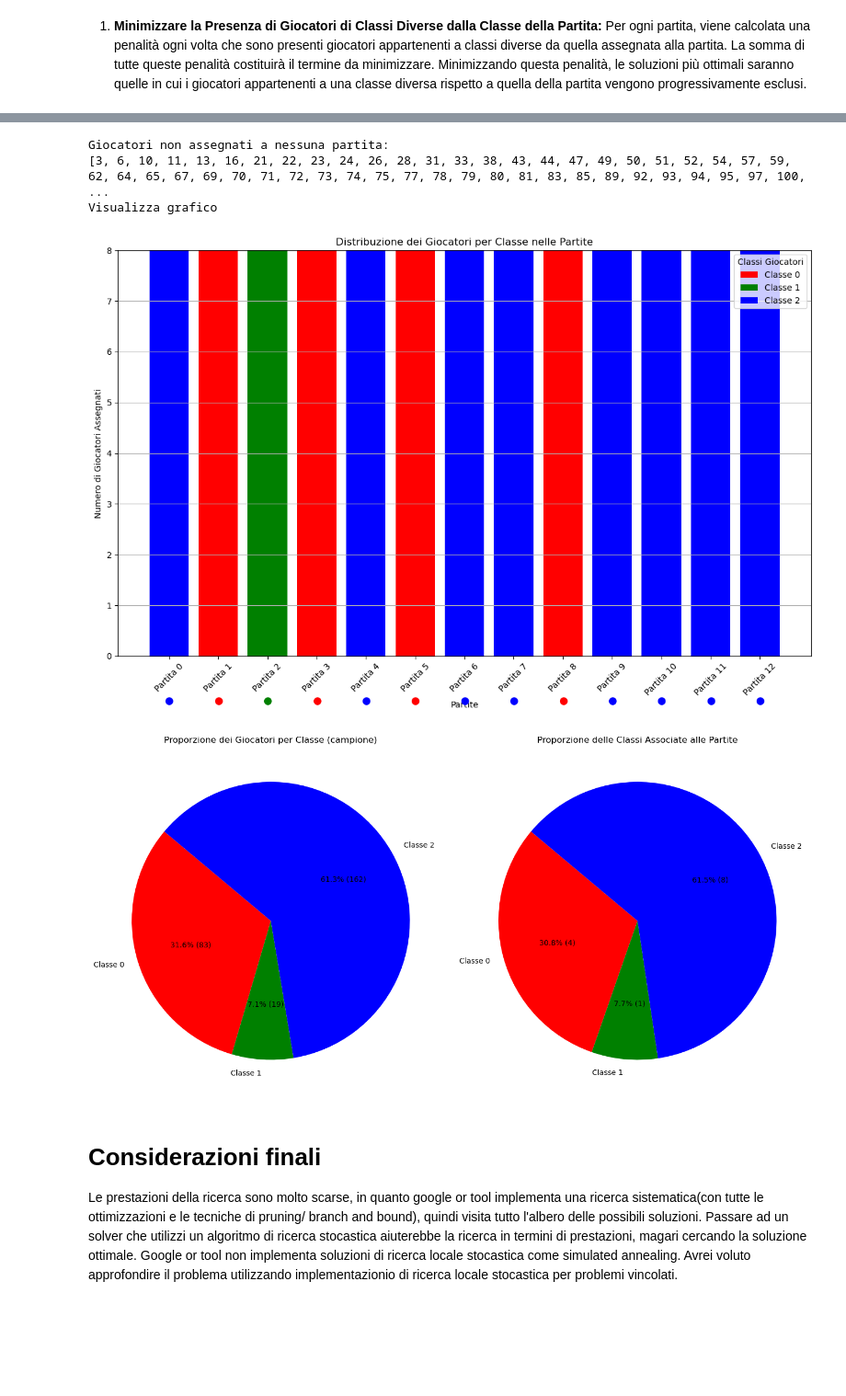
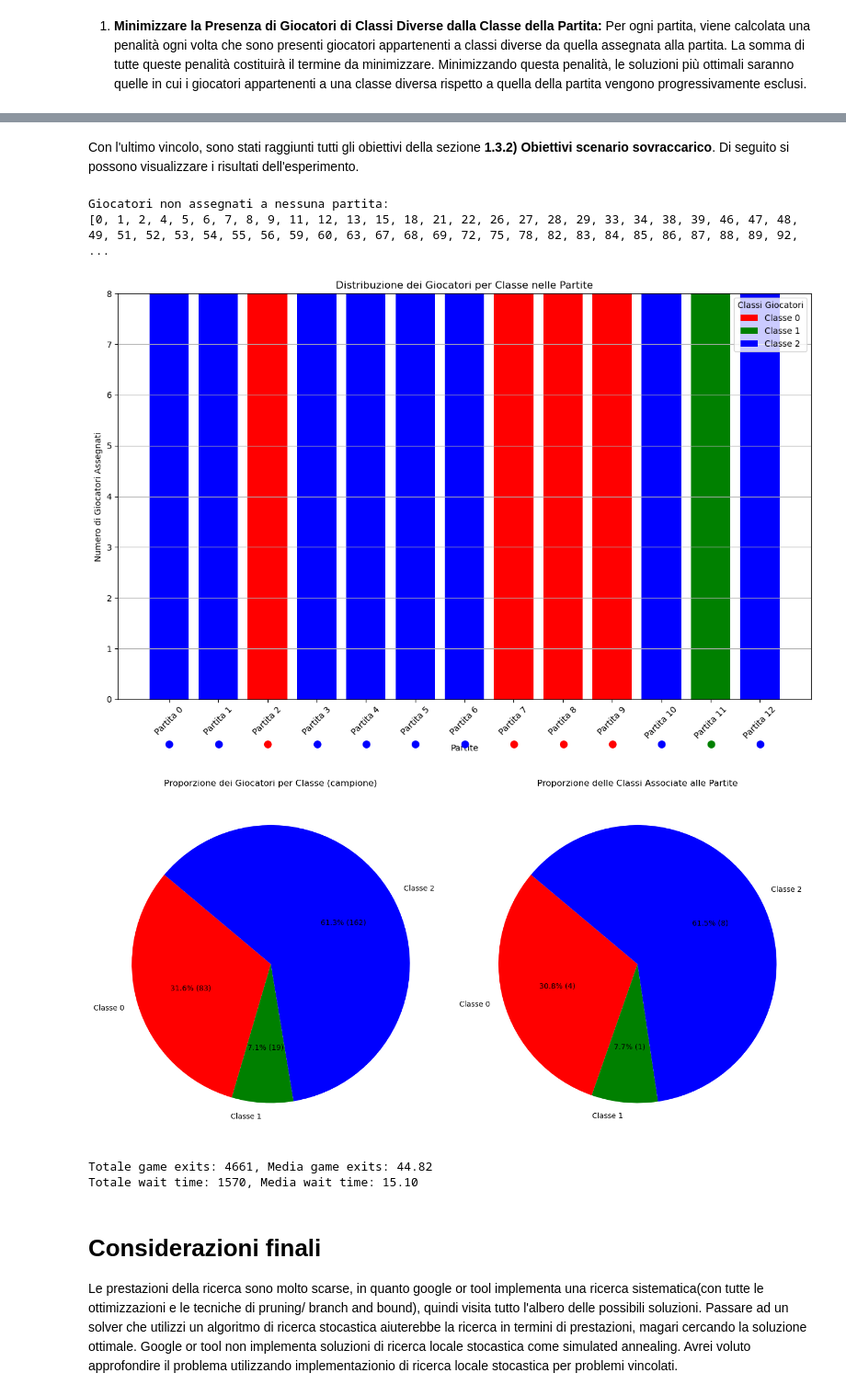
Before and after one commit to RayCatcherS/KnowledgeEngineeringProject, a Jupyter notebook: NotebookSource.ipynb, the cells around one changed output, grey strips where cells are left out. Shown: that part at 92% size. Cells and saved outputs as stored; diff of their text form; code cells hidden in the pictures; blank space fills up the shorter version.

Commit message:
implementation and documentation
- dropout rate penalty
- queue time penalty

```diff
--- a/NotebookSource.ipynb
+++ b/NotebookSource.ipynb
@@ -1175,0 +1241,20 @@ Minimizzare nei giocatori assegnati ad una partita, i giocatori con un alto tass
+# %%
+# Costanti info wait_time giocatori
+playerWaitTimeConsts = []  # ogni posizione indica il tempo di attesa del giocatore i-esimo
+for p in range(AVAILABLE_PLAYERS):
+    player_wait_time = generatedDf.iloc[p]['wait_time']
+    playerWaitTimeConsts.append(int(player_wait_time))  # Assicurati che il valore sia intero
+
+# Variabili ausiliarie per il calcolo del tempo di attesa totale per ciascuna partita
+wait_time_total_per_match_var = [
+    model.NewIntVar(0, sum(playerWaitTimeConsts), f'wait_time_total_match_{m}')
+    for m in range(AVAILABLE_MATCHES_INSTANTIABLE)
+]
+
+# Collegare le variabili wait_time alle partite in base ai giocatori assegnati
+for m in range(AVAILABLE_MATCHES_INSTANTIABLE):
+    model.Add(
+        wait_time_total_per_match_var[m] == sum(
+            playerWaitTimeConsts[p] * playersVars[p][m] for p in range(AVAILABLE_PLAYERS)
+        )
+    )
@@ -1190,6 +1314,8 @@ solver = cp_model.CpSolver()
 solver.parameters.max_time_in_seconds = 120.0  # limite di tempo di 120 secondi
 # risolvere il problema senza callback
 status = solver.Solve(model)
+# %% [markdown]
+Con l'ultimo vincolo, sono stati raggiunti tutti gli obiettivi della sezione **1.3.2) Obiettivi scenario sovraccarico**. Di seguito si possono visualizzare i risultati dell'esperimento.
 # %%
 # Output della soluzione finale
 if status == cp_model.OPTIMAL or status == cp_model.FEASIBLE:
@@ -1210,21 +1336,36 @@ if status == cp_model.OPTIMAL or status == cp_model.FEASIBLE:
         else:
             match_classes.append(-1)  # Classe non assegnata
 
+    # Calcolo delle statistiche di "game_exits" e "wait_time" per ogni partita
+    game_exits_total_per_match = [0] * AVAILABLE_MATCHES_INSTANTIABLE
+    game_exits_avg_per_match = [0] * AVAILABLE_MATCHES_INSTANTIABLE
+    wait_time_total_per_match = [0] * AVAILABLE_MATCHES_INSTANTIABLE
+    wait_time_avg_per_match = [0] * AVAILABLE_MATCHES_INSTANTIABLE
+    players_in_match_details = [[] for _ in range(AVAILABLE_MATCHES_INSTANTIABLE)]
+
     for p in range(AVAILABLE_PLAYERS):
         assigned = False
         for m in range(AVAILABLE_MATCHES_INSTANTIABLE):
             if solver.Value(playersVars[p][m]) == 1:
                 assigned_players.append(p)
                 assigned = True
+                game_exits_total_per_match[m] += playerGameExitsConsts[p]
+                wait_time_total_per_match[m] += playerWaitTimeConsts[p]
+                players_in_match_details[m].append((p, playerGameExitsConsts[p], playerWaitTimeConsts[p]))
                 break
         if not assigned:
             unassigned_players.append(p)
+
+    for m in range(AVAILABLE_MATCHES_INSTANTIABLE):
+        num_players = sum(players_per_class_per_match[m])
+        if num_players > 0:
+            game_exits_avg_per_match[m] = game_exits_total_per_match[m] / num_players
+            wait_time_avg_per_match[m] = wait_time_total_per_match[m] / num_players
 
     print(f'Giocatori non assegnati a nessuna partita:')
     print(unassigned_players)
 
     # Visualizzazione grafica dei giocatori assegnati e non assegnati con barre impilate per classi
-    print('Visualizza grafico')
     fig, ax = plt.subplots(figsize=(12, 8))
     labels = [f'Partita {m}' for m in range(AVAILABLE_MATCHES_INSTANTIABLE)]
     x = np.arange(len(labels))
@@ -1260,39 +1401,56 @@ if status == cp_model.OPTIMAL or status == cp_model.FEASIBLE:
 
     plt.tight_layout()
     plt.show()
 
     # Visualizzazione delle proporzioni delle classi con grafici a torta (campione e partite)
     fig, axs = plt.subplots(1, 2, figsize=(14, 7))
 
     # Grafico a torta per la proporzione dei giocatori nel campione
     class_counts = [dfSampleOfPlayers[dfSampleOfPlayers['cluster_label'] == c].shape[0] for c in range(PLAYERS_CLASS_COUNT)]
     labels = [f'Classe {c}' for c in range(PLAYERS_CLASS_COUNT)]
     axs[0].pie(class_counts, labels=labels, colors=class_colors, autopct=lambda p: f'{p:.1f}% ({int(p * sum(class_counts) / 100)})', startangle=140)
     axs[0].set_title('Proporzione dei Giocatori per Classe (campione)')
 
     # Grafico a torta per la proporzione delle classi associate alle partite
     match_class_counts = [match_classes.count(c) for c in range(PLAYERS_CLASS_COUNT)]
     if sum(match_class_counts) > 0:  # Solo se ci sono partite assegnate a una classe
         axs[1].pie(match_class_counts, labels=labels, colors=class_colors, autopct=lambda p: f'{p:.1f}% ({int(p * sum(match_class_counts) / 100)})', startangle=140)
         axs[1].set_title('Proporzione delle Classi Associate alle Partite')
     else:
         axs[1].text(0.5, 0.5, 'Nessuna classe assegnata alle partite', ha='center', va='center')
         axs[1].set_title('Proporzione delle Classi Associate alle Partite')
 
     plt.tight_layout()
     plt.show()
 
-    #print('DEBUG - Soluzione trovata:')
+    total_game_exits = sum(game_exits_total_per_match)
+    avg_game_exits = total_game_exits / len(assigned_players) if len(assigned_players) > 0 else 0
+    total_wait_time = sum(wait_time_total_per_match)
+    avg_wait_time = total_wait_time / len(assigned_players) if len(assigned_players) > 0 else 0
+
+    #print(f'Soluzione trovata:')
+    print(f'Totale game exits: {total_game_exits}, Media game exits: {avg_game_exits:.2f}')
+    print(f'Totale wait time: {total_wait_time}, Media wait time: {avg_wait_time:.2f}')
+
+    # DEBUG player assegnati
     #for m in range(AVAILABLE_MATCHES_INSTANTIABLE):
-        #print(f'Partita {m}: {sum(players_per_class_per_match[m])} giocatori assegnati, Classe assegnata: {match_classes[m]}, Classi presenti: {players_per_class_per_match[m]}')
+        #print(f'Partita {m}:')
+        #print(f'  Giocatori assegnati: {sum(players_per_class_per_match[m])}', f'  Classe assegnata: {match_classes[m]}', f'  Classi presenti: {players_per_class_per_match[m]}')
+
+        #print(f'  Tot. game exits: {game_exits_total_per_match[m]}, Avg. game exits: {game_exits_avg_per_match[m]:.2f}')
+        #print(f'  Tot. wait time: {wait_time_total_per_match[m]}, Avg. wait time: {wait_time_avg_per_match[m]:.2f}')
+        #print(f'  Giocatori e dettagli:')
+        #for player, game_exits, wait_time in players_in_match_details[m]:
+            #print(f'    Giocatore {player}: game exits = {game_exits}, wait time = {wait_time}')
 else:
     print('Nessuna soluzione ottimale trovata')
 # %% [output]
 Giocatori non assegnati a nessuna partita:
-[3, 6, 10, 11, 13, 16, 21, 22, 23, 24, 26, 28, 31, 33, 38, 43, 44, 47, 49, 50, 51, 52, 54, 57, 59, 62, 64, 65, 67, 69, 70, 71, 72, 73, 74, 75, 77, 78, 79, 80, 81, 83, 85, 89, 92, 93, 94, 95, 97, 100,  ...
-Visualizza grafico
+[0, 1, 2, 4, 5, 6, 7, 8, 9, 11, 12, 13, 15, 18, 21, 22, 26, 27, 28, 29, 33, 34, 38, 39, 46, 47, 48, 49, 51, 52, 53, 54, 55, 56, 59, 60, 63, 67, 68, 69, 72, 75, 78, 82, 83, 84, 85, 86, 87, 88, 89, 92,  ...
-[figure, old version]
+[figure, new version]
 [figure]
+Totale game exits: 4661, Media game exits: 44.82
+Totale wait time: 1570, Media wait time: 15.10
 # %% [markdown]
 # Considerazioni finali
 Le prestazioni della ricerca sono molto scarse, in quanto google or tool implementa una ricerca sistematica(con tutte le ottimizzazioni e le tecniche di pruning/ branch and bound), quindi visita tutto l'albero delle possibili soluzioni. Passare ad un solver che utilizzi un algoritmo di ricerca stocastica aiuterebbe la ricerca in termini di prestazioni, magari cercando la soluzione ottimale. Google or tool non implementa soluzioni di ricerca locale stocastica come simulated annealing. Avrei voluto approfondire il problema utilizzando implementazionio di ricerca locale stocastica per problemi vincolati.
```
Also changed, not shown: parts of 17 cells of this notebook, 8 other files.
